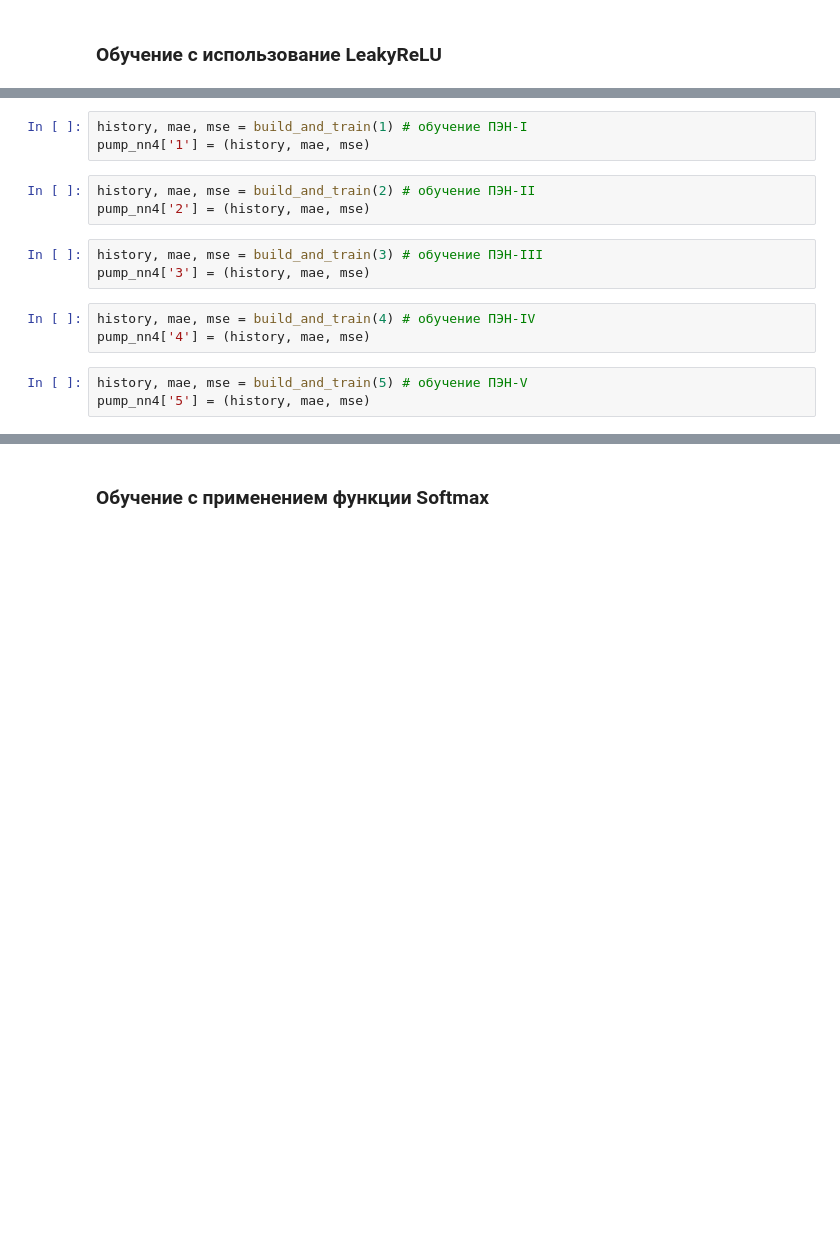
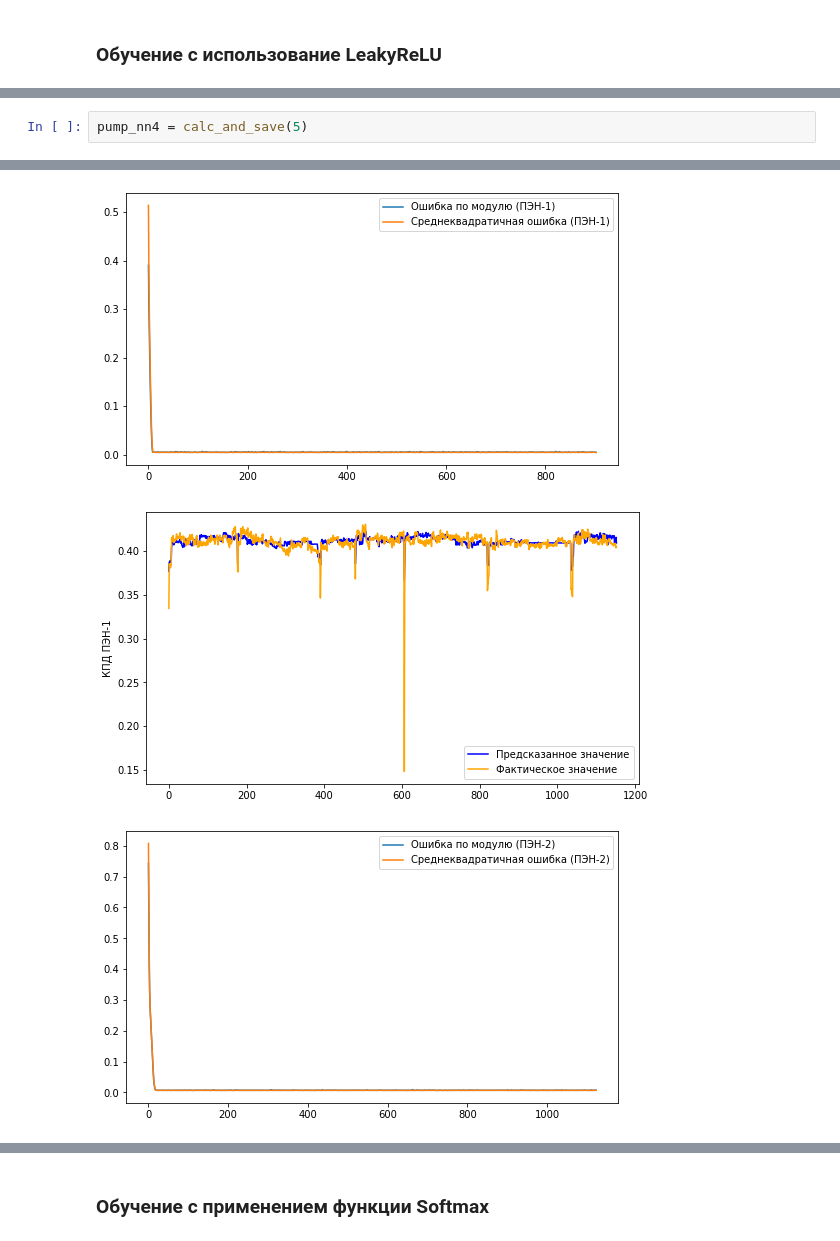
Before and after one commit to edodo1337/diplom, a Jupyter notebook: Диплом.ipynb, the cells around one changed output, grey strips where cells are left out. Saved outputs shown, nothing was run; the diff lists cells and outputs as text; blank space fills up the shorter version.

```diff
--- a/Диплом.ipynb
+++ b/Диплом.ipynb
@@ -1242,15 +1118,3 @@ pump_nn4 = {}
-# %%
-history, mae, mse = build_and_train(1) # обучение ПЭН-I
-pump_nn4['1'] = (history, mae, mse)
-# %%
-history, mae, mse = build_and_train(2) # обучение ПЭН-II
-pump_nn4['2'] = (history, mae, mse)
-# %%
-history, mae, mse = build_and_train(3) # обучение ПЭН-III
-pump_nn4['3'] = (history, mae, mse)
-# %%
-history, mae, mse = build_and_train(4) # обучение ПЭН-IV
-pump_nn4['4'] = (history, mae, mse)
-# %%
-history, mae, mse = build_and_train(5) # обучение ПЭН-V
-pump_nn4['5'] = (history, mae, mse)
+# %%
+pump_nn4 = calc_and_save(5)
+# %% [output]
@@ -1256,0 +1131,3 @@ pump_nn4['5'] = (history, mae, mse)
+[figure, added]
+[figure, added]
+[figure, added]
```
Also changed, not shown: parts of 73 cells of this notebook, 45 other files.
